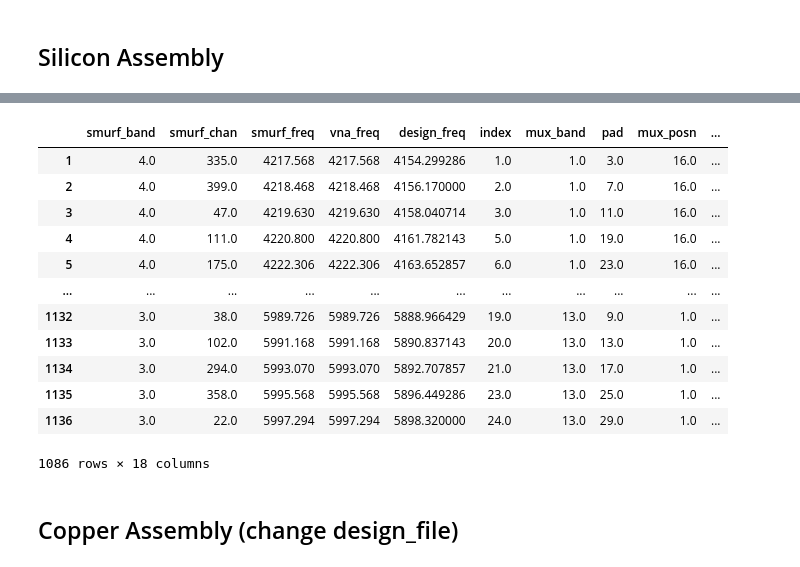
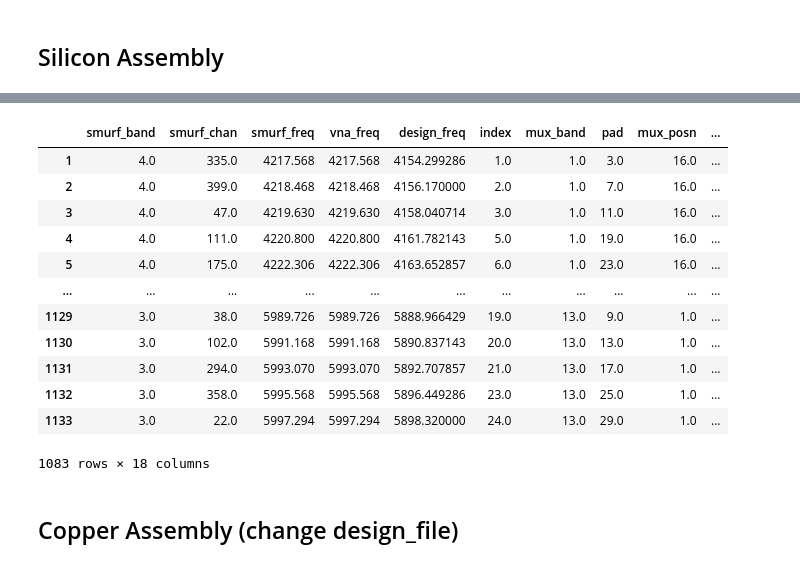
Before and after one commit to simonsobs/sodetlib, a Jupyter notebook: scratch/kaiwen/det_map/Demo.ipynb, the cells around one changed output, grey strips where cells are left out. Drawn from its saved outputs; the diff is of its cells as text; code cells hidden in the pictures.

Commit message:
New maps after the wafer file is corrected

```diff
--- a/scratch/kaiwen/det_map/Demo.ipynb
+++ b/scratch/kaiwen/det_map/Demo.ipynb
@@ -10,12 +10,13 @@ chan_assign.sort()
 N_chan=chan_assign[4:]
 S_chan=chan_assign[:4]
 highband='S' #Which side is 6-8 GHz
+dark_bias_lines=[] #If certain sides are covered
 # %%
 N_vna_map="Sv5/N_vna_map.csv"
 S_vna_map="Sv5/S_vna_map.csv"
 posnfile="Sv5/band2posn.csv"
 design_file="metadata/umux_32_map.pkl"
-waferfile="metadata/UFM_Si.csv"
+waferfile="metadata/UFM_Si_corrected.csv"
 # %%
 #South side VNA match
 S_smurf2freq=all_smurf_chan_to_realized_freq(S_chan)
@@ -50,21 +51,21 @@ smurf2padloc
 # %%
-wafer_info=get_pad_to_wafer(waferfile) #Load information about silicon assembly
+wafer_info=get_pad_to_wafer(waferfile,dark_bias_lines=dark_bias_lines) #Load information about silicon assembly
 smurf2det=smurf_to_detector(smurf2padloc,wafer_info)
 smurf2det
 # %% [output]
 |  | smurf_band | smurf_chan | smurf_freq | vna_freq | design_freq | index | mux_band | pad | mux_posn | ... |
 | 1 | 4.0 | 335.0 | 4217.568 | 4217.568 | 4154.299286 | 1.0 | 1.0 | 3.0 | 16.0 | ... |
 | 2 | 4.0 | 399.0 | 4218.468 | 4218.468 | 4156.170000 | 2.0 | 1.0 | 7.0 | 16.0 | ... |
 | 3 | 4.0 | 47.0 | 4219.630 | 4219.630 | 4158.040714 | 3.0 | 1.0 | 11.0 | 16.0 | ... |
 | 4 | 4.0 | 111.0 | 4220.800 | 4220.800 | 4161.782143 | 5.0 | 1.0 | 19.0 | 16.0 | ... |
 | 5 | 4.0 | 175.0 | 4222.306 | 4222.306 | 4163.652857 | 6.0 | 1.0 | 23.0 | 16.0 | ... |
 | ... | ... | ... | ... | ... | ... | ... | ... | ... | ... | ... |
-| 1132 | 3.0 | 38.0 | 5989.726 | 5989.726 | 5888.966429 | 19.0 | 13.0 | 9.0 | 1.0 | ... |
-| 1133 | 3.0 | 102.0 | 5991.168 | 5991.168 | 5890.837143 | 20.0 | 13.0 | 13.0 | 1.0 | ... |
-| 1134 | 3.0 | 294.0 | 5993.070 | 5993.070 | 5892.707857 | 21.0 | 13.0 | 17.0 | 1.0 | ... |
-| 1135 | 3.0 | 358.0 | 5995.568 | 5995.568 | 5896.449286 | 23.0 | 13.0 | 25.0 | 1.0 | ... |
-| 1136 | 3.0 | 22.0 | 5997.294 | 5997.294 | 5898.320000 | 24.0 | 13.0 | 29.0 | 1.0 | ... |
+| 1129 | 3.0 | 38.0 | 5989.726 | 5989.726 | 5888.966429 | 19.0 | 13.0 | 9.0 | 1.0 | ... |
+| 1130 | 3.0 | 102.0 | 5991.168 | 5991.168 | 5890.837143 | 20.0 | 13.0 | 13.0 | 1.0 | ... |
+| 1131 | 3.0 | 294.0 | 5993.070 | 5993.070 | 5892.707857 | 21.0 | 13.0 | 17.0 | 1.0 | ... |
+| 1132 | 3.0 | 358.0 | 5995.568 | 5995.568 | 5896.449286 | 23.0 | 13.0 | 25.0 | 1.0 | ... |
+| 1133 | 3.0 | 22.0 | 5997.294 | 5997.294 | 5898.320000 | 24.0 | 13.0 | 29.0 | 1.0 | ... |
-1086 rows × 18 columns
+1083 rows × 18 columns
 # %%
 smurf2det.to_csv("MD14_Sv5_smurf2det.csv",index=False)
 # %% [markdown]
```
Also changed, not shown: parts of 5 cells of this notebook, 2 other files.
